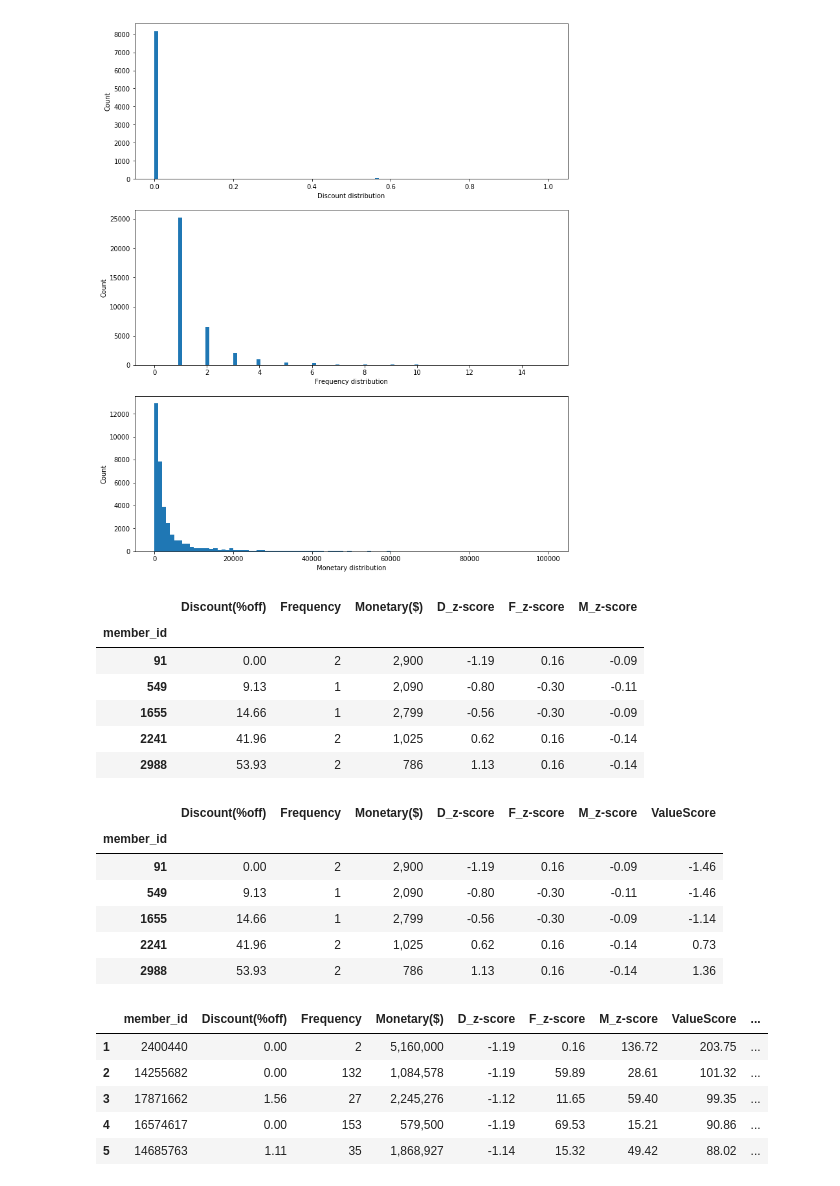
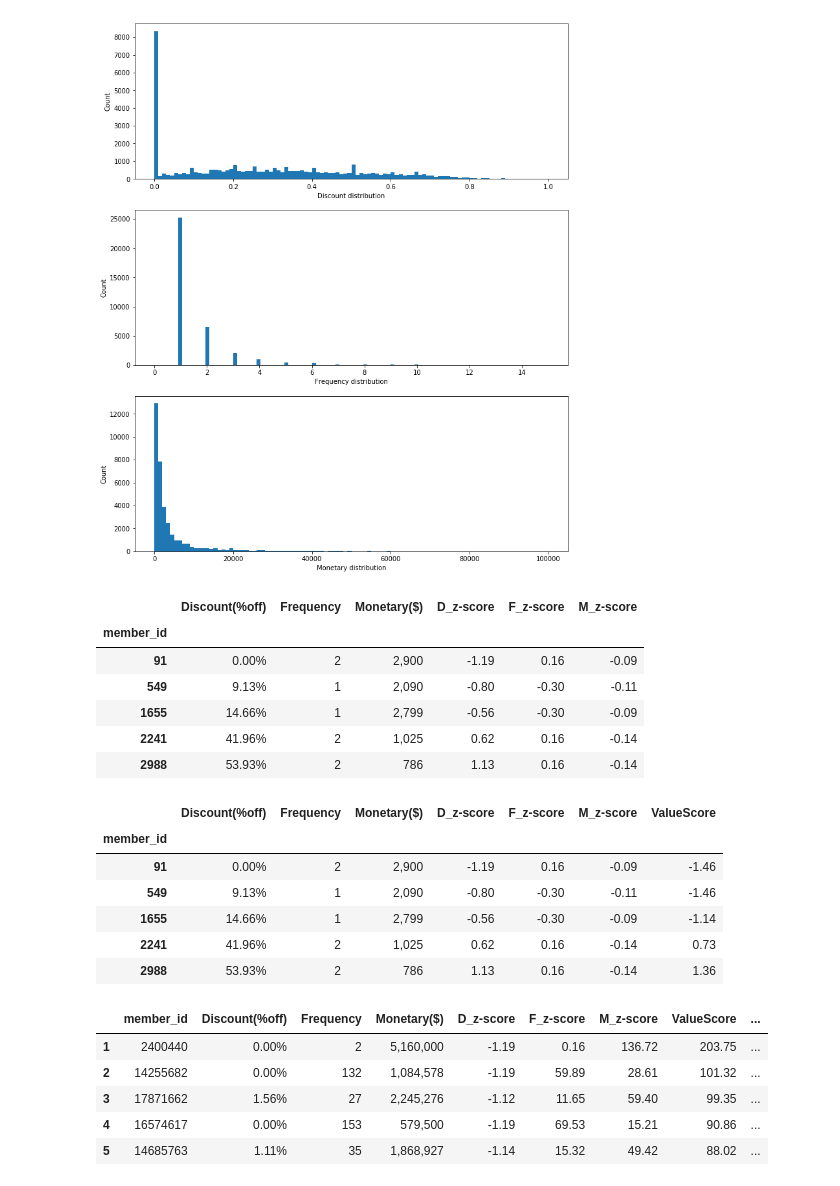
Before and after one commit to Ken0327/DataInnovation, a Jupyter notebook: DFM_Model-z_score_pchome.ipynb, the cells around one changed output. Cells and saved outputs as stored; diff of their text form; code cells hidden in the pictures.

```diff
--- a/DFM_Model-z_score_pchome.ipynb
+++ b/DFM_Model-z_score_pchome.ipynb
@@ -76,7 +76,7 @@ discount = []
 monetary =[]
 
 for i in df3.index:
-    discount.append((1 - round(df3['Monetary'][i]/df3['MSRP_Total'][i], 4))*100)
+    discount.append((1 - round(df3['Monetary'][i]/df3['MSRP_Total'][i], 4)))
     monetary.append(format(int(df3['Monetary'][i]), ',d'))
 
 df3['Discount'] = discount
@@ -177,34 +177,38 @@ plt.hist(df_DFM['Monetary'], weights=weights, bins=100, range=(0,100000))
 # Show the plot
 plt.show()
 # %% [output]
-[figure, old version]
+[figure, new version]
 # %%
 # Calculate z score
 
 from scipy.stats import zscore
 
 df = df_DFM.apply(zscore)
 
 df_DFM['D_z-score'] = round(df['Discount(%off)'], 2)
 df_DFM['F_z-score'] = round(df['Frequency'], 2)
 df_DFM['M_z-score'] = round(df['Monetary'], 2)
 
+discount = []
 monetary =[]
 
+
 for i in df_DFM.index:
+    discount.append(format(df_DFM['Discount(%off)'][i], '.2%'))
     monetary.append(format(int(df_DFM['Monetary'][i]), ',d'))
 
 df_DFM = df_DFM.rename(columns={'Monetary':'Monetary($)'})
+df_DFM['Discount(%off)'] = discount
 df_DFM['Monetary($)'] = monetary
 df_DFM.head()
 # %% [output]
 |  | Discount(%off) | Frequency | Monetary($) | D_z-score | F_z-score | M_z-score |
 | member_id |  |  |  |  |  |  |
-| 91 | 0.00 | 2 | 2,900 | -1.19 | 0.16 | -0.09 |
-| 549 | 9.13 | 1 | 2,090 | -0.80 | -0.30 | -0.11 |
-| 1655 | 14.66 | 1 | 2,799 | -0.56 | -0.30 | -0.09 |
-| 2241 | 41.96 | 2 | 1,025 | 0.62 | 0.16 | -0.14 |
-| 2988 | 53.93 | 2 | 786 | 1.13 | 0.16 | -0.14 |
+| 91 | 0.00% | 2 | 2,900 | -1.19 | 0.16 | -0.09 |
+| 549 | 9.13% | 1 | 2,090 | -0.80 | -0.30 | -0.11 |
+| 1655 | 14.66% | 1 | 2,799 | -0.56 | -0.30 | -0.09 |
+| 2241 | 41.96% | 2 | 1,025 | 0.62 | 0.16 | -0.14 |
+| 2988 | 53.93% | 2 | 786 | 1.13 | 0.16 | -0.14 |
 # %%
 # calculate VS(Value Score)＝ 1.25*ZD + 1* ZF + 1.5* ZM, Weight of DFM
 
@@ -218,11 +222,11 @@ df_DFM.head()
 # %% [output]
 |  | Discount(%off) | Frequency | Monetary($) | D_z-score | F_z-score | M_z-score | ValueScore |
 | member_id |  |  |  |  |  |  |  |
-| 91 | 0.00 | 2 | 2,900 | -1.19 | 0.16 | -0.09 | -1.46 |
-| 549 | 9.13 | 1 | 2,090 | -0.80 | -0.30 | -0.11 | -1.46 |
-| 1655 | 14.66 | 1 | 2,799 | -0.56 | -0.30 | -0.09 | -1.14 |
-| 2241 | 41.96 | 2 | 1,025 | 0.62 | 0.16 | -0.14 | 0.73 |
-| 2988 | 53.93 | 2 | 786 | 1.13 | 0.16 | -0.14 | 1.36 |
+| 91 | 0.00% | 2 | 2,900 | -1.19 | 0.16 | -0.09 | -1.46 |
+| 549 | 9.13% | 1 | 2,090 | -0.80 | -0.30 | -0.11 | -1.46 |
+| 1655 | 14.66% | 1 | 2,799 | -0.56 | -0.30 | -0.09 | -1.14 |
+| 2241 | 41.96% | 2 | 1,025 | 0.62 | 0.16 | -0.14 | 0.73 |
+| 2988 | 53.93% | 2 | 786 | 1.13 | 0.16 | -0.14 | 1.36 |
 # %%
 # Rank by Value Score
 
@@ -233,11 +237,11 @@ result.index += 1
 result.head()
 # %% [output]
 |  | member_id | Discount(%off) | Frequency | Monetary($) | D_z-score | F_z-score | M_z-score | ValueScore | ... |
-| 1 | 2400440 | 0.00 | 2 | 5,160,000 | -1.19 | 0.16 | 136.72 | 203.75 | ... |
-| 2 | 14255682 | 0.00 | 132 | 1,084,578 | -1.19 | 59.89 | 28.61 | 101.32 | ... |
-| 3 | 17871662 | 1.56 | 27 | 2,245,276 | -1.12 | 11.65 | 59.40 | 99.35 | ... |
-| 4 | 16574617 | 0.00 | 153 | 579,500 | -1.19 | 69.53 | 15.21 | 90.86 | ... |
-| 5 | 14685763 | 1.11 | 35 | 1,868,927 | -1.14 | 15.32 | 49.42 | 88.02 | ... |
+| 1 | 2400440 | 0.00% | 2 | 5,160,000 | -1.19 | 0.16 | 136.72 | 203.75 | ... |
+| 2 | 14255682 | 0.00% | 132 | 1,084,578 | -1.19 | 59.89 | 28.61 | 101.32 | ... |
+| 3 | 17871662 | 1.56% | 27 | 2,245,276 | -1.12 | 11.65 | 59.40 | 99.35 | ... |
+| 4 | 16574617 | 0.00% | 153 | 579,500 | -1.19 | 69.53 | 15.21 | 90.86 | ... |
+| 5 | 14685763 | 1.11% | 35 | 1,868,927 | -1.14 | 15.32 | 49.42 | 88.02 | ... |
 # %%
 # Top 20 % valuable customer
 
```
Also changed, not shown: parts of 12 cells of this notebook, 3 other files.
